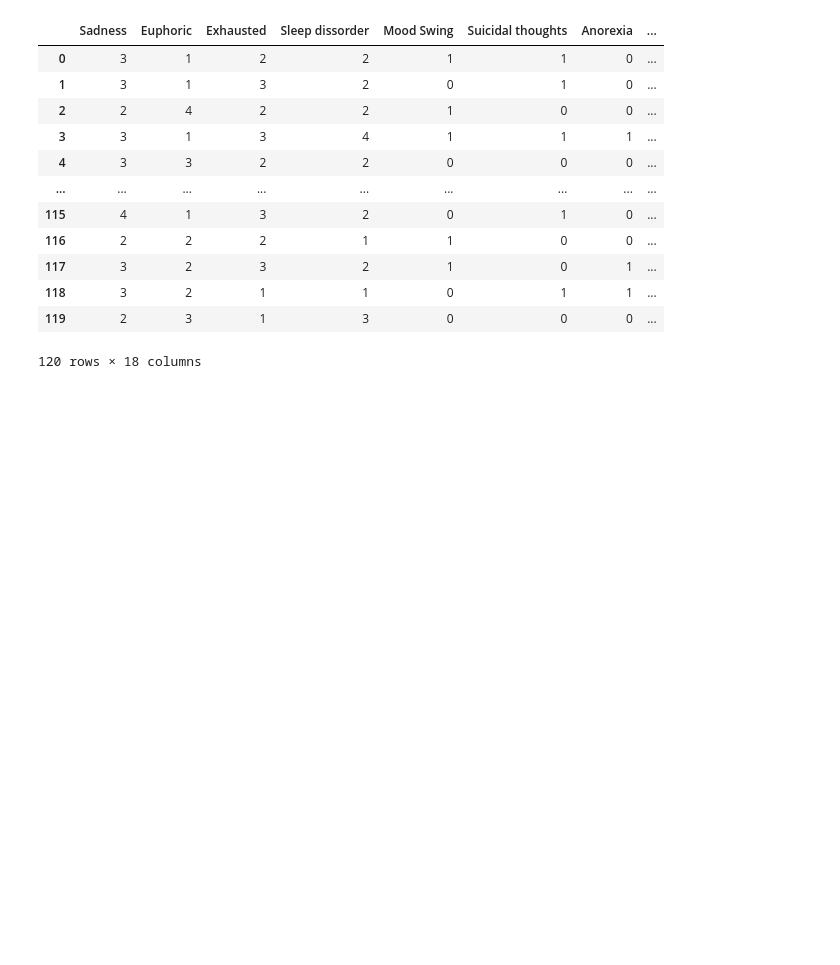
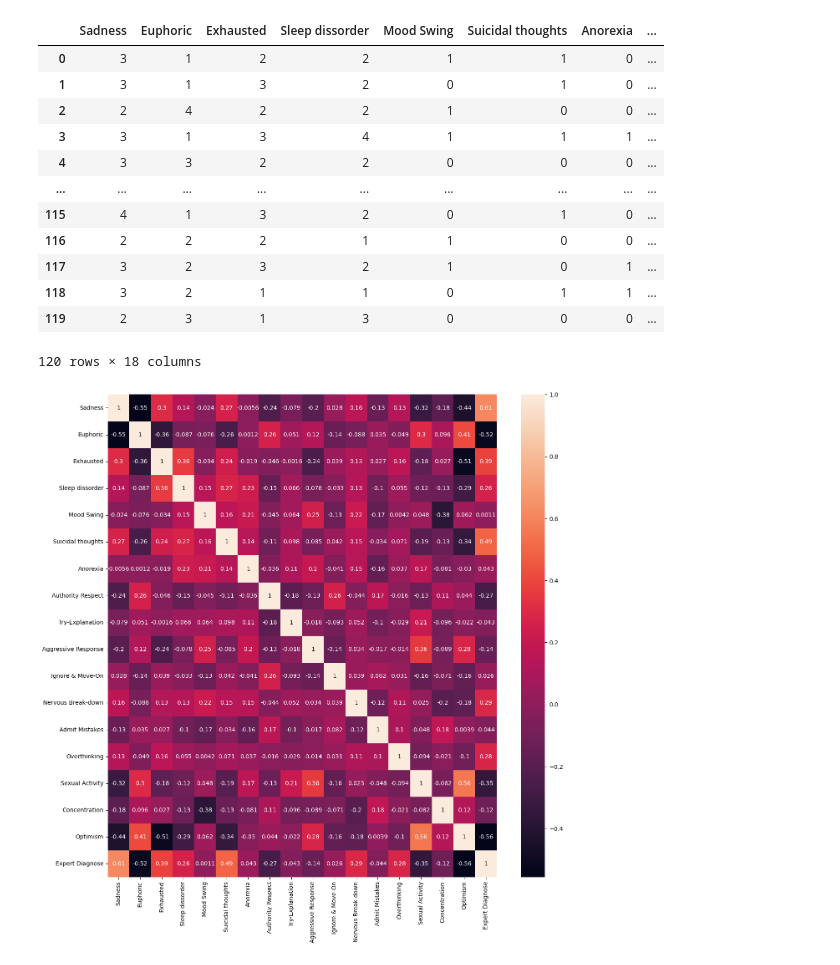
Before and after one commit to dantrainor9/Mental-Health-Diagnostics, a Jupyter notebook: Mental_Health_Diagnostics.ipynb, the cells around one changed output. Cells and saved outputs as stored; diff of their text form; code cells hidden in the pictures; blank space fills up the shorter version.

```diff
--- a/Mental_Health_Diagnostics.ipynb
+++ b/Mental_Health_Diagnostics.ipynb
@@ -215,7 +217,8 @@ Name: count, dtype: int64
 # %%
 #cleaning up data and encoding values for ML
 df.rename(columns={'Anorxia':'Anorexia',
-                   'Optimisim':'Optimism'},inplace=True)
+                   'Optimisim':'Optimism',
+                   'Sleep Dissorder':'Sleep Disorder'},inplace=True)
 # %%
 df.replace({'Seldom':1,
             'Sometimes':2,
@@ -229,3 +232,9 @@ df.replace({'Seldom':1,
 df['Sexual Activity'] = df['Sexual Activity'].str[0]
 df['Concentration'] = df['Concentration'].str[0]
 df['Optimism'] = df['Optimism'].str[0]
+# %%
+df.replace({'Normal':0,
+            'Bipolar Type-1':1,
+            'Bipolar Type-2':2,
+            'Depression':3},
+           inplace=True)
@@ -245,3 +257,9 @@ df
 | 118 | 3 | 2 | 1 | 1 | 0 | 1 | 1 | ... |
 | 119 | 2 | 3 | 1 | 3 | 0 | 0 | 0 | ... |
 120 rows × 18 columns
+# %%
+plt.figure(figsize=(15,15))
+corr = df.corr()
+sns.heatmap(data=corr,annot=True);
+# %% [output]
+[figure, added]
```
Also changed, not shown: parts of 6 cells of this notebook.
